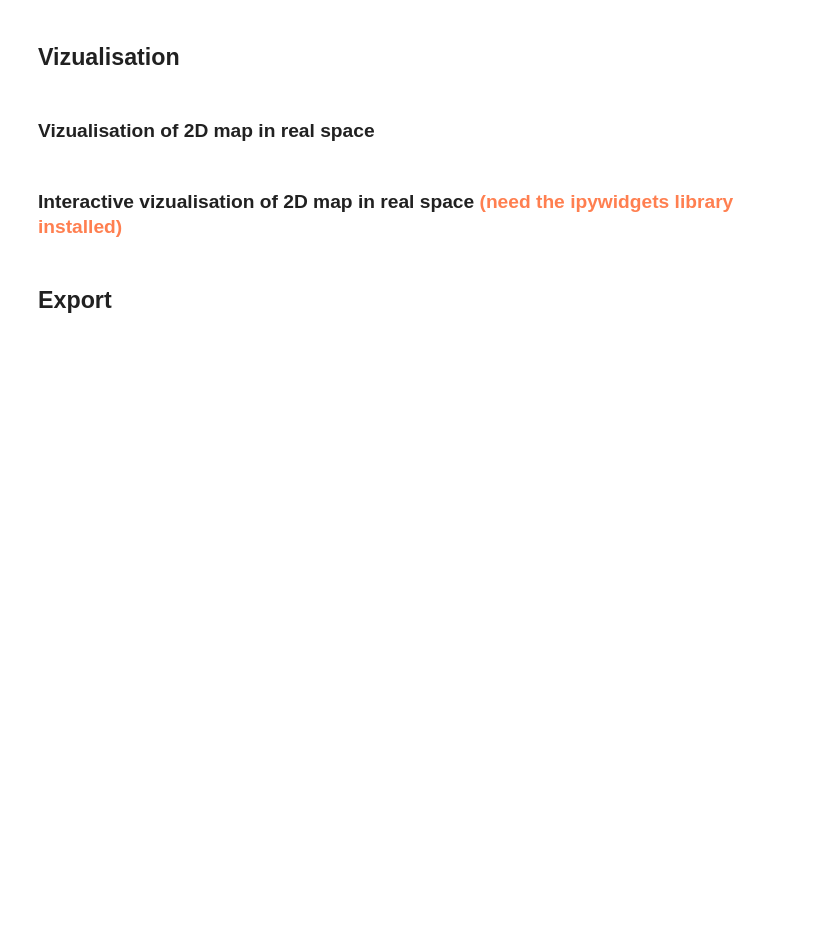
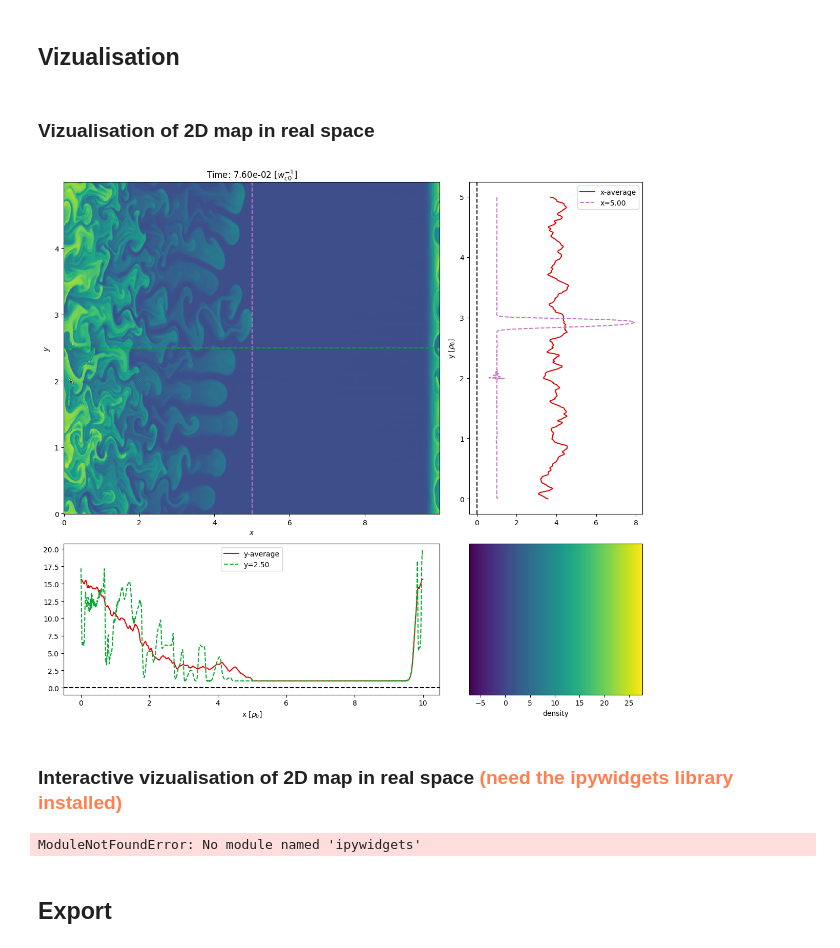
Before and after one commit to gyselax/tokam2d, a Jupyter notebook: diagnostics/diag_main.ipynb, the cells around one changed output. Drawn from its saved outputs; the diff is of its cells as text; code cells hidden in the pictures; blank space fills up the shorter version.

```diff
--- a/diagnostics/diag_main.ipynb
+++ b/diagnostics/diag_main.ipynb
@@ -26,6 +28,9 @@ sim = Simulation(sim_path)
 ### **Vizualisation of 2D map in real space**
 # %%
 %matplotlib inline
+
+# sim = Simulation("/lus/work/CT5/gen2224/rvarennes/tokam2d_potential_lane/test_clear_lanes_8")
+sim = Simulation("/lus/work/CT5/gen2224/rvarennes/tokam2d_potential_lane/sim_teaser")
 
 import matplotlib.gridspec as gridspec
 
@@ -35,7 +40,7 @@ import numpy as np
 # Choose the field to plot, choices are: 'density', 'potential', 'vorticity', 'flux', 'VEx', 'VEy', 'Isq', 'reynolds_stress'
 param = 'density'
 
-it = len(sim['time'])-1
+it = len(sim['time'])-20
 symetrical_cmap = False
 colormap_range = 0.8
 bool_appearing_lines = True
@@ -63,33 +68,35 @@ ax_cbar = fig.add_subplot(gs[2,2])
 
 ax_map.set_title(fr"Time: {sim['time'][it]:.2e} $[w_{{c0}}^{{-1}}]$")
 
 p=ax_map.pcolormesh(sim['x'][:],sim['y'][:],Pmap,vmin=vmin,vmax=vmax)
 
 fig.colorbar(p,cax=ax_cbar, fraction=0.9, pad=0.4, orientation='horizontal')
 ax_cbar.set_xlabel(param)
 
 ax_map.set_xlabel(r'$x$')
 ax_map.set_ylabel(r'$y$')
 
 ax_x.plot(sim['x'][:], np.mean(Pmap ,axis=0),color='xkcd:red',label='y-average')
 ax_x.set_xlabel(r'x $[\rho_{0}]$')
 ax_x.axhline(y=0,c='k',ls='--')
 
 ax_y.plot(np.mean( Pmap ,axis=1), sim['y'][:],color='xkcd:red',label='x-average')
 ax_y.axvline(x=0,c='k',ls='--')
 
 ax_y.set_ylabel(r'y $[\rho_{0}]$')
 
 if bool_appearing_lines:
     ax_map.axvline(x=sim['x'][ix], c='xkcd:orchid',ls='--')
     ax_map.axhline(y=sim['y'][iy], c='xkcd:kelly green',ls='--')
     ax_x.plot(sim['x'][:], Pmap[iy,:], c='xkcd:kelly green',ls='--',label=f'y={sim["y"][iy]:.2f}')
     ax_y.plot(Pmap[:,ix], sim['y'][:], c='xkcd:orchid',ls='--',label=f'x={sim["x"][ix]:.2f}')
 
 for axes in [ax_y,ax_x]:
     axes.legend()
 
 fig.tight_layout(rect=[0, 0.03, 1, 0.95])
+# %% [output]
+[figure, added]
 # %% [markdown]
 ### **Interactive vizualisation of 2D map in real space** <font color="coral">(need the **ipywidgets** library installed)</font>
 # %%
@@ -102,6 +109,8 @@ import matplotlib.pyplot as plt
 import numpy as np
 
 from simulation_diag_handler import Simulation, set_plot_defaults
+
+
 
 set_plot_defaults()
 
@@ -189,6 +198,8 @@ interact(update_plot,
          param                = widgets.Text(value='density', placeholder='Type something', description= 'Select parameter:', continuous_update=False),
          dpi_adjust           = widgets.IntSlider(min=30, max=200, step=1 ,value=100, continuous_update=False)
         );
+# %% [output]
+ModuleNotFoundError: No module named 'ipywidgets'
 # %% [markdown]
 ## **Export**
 # %% [markdown]
```
Also changed, not shown: parts of 23 cells of this notebook, 1 other file.
